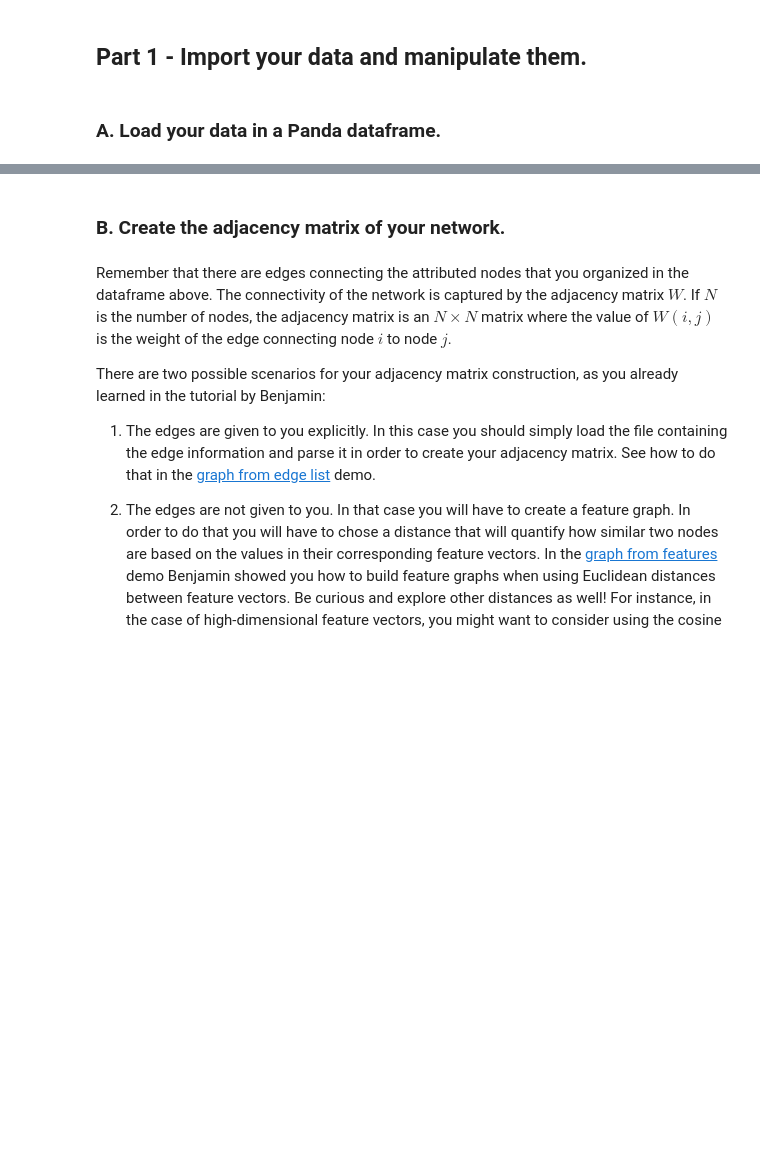
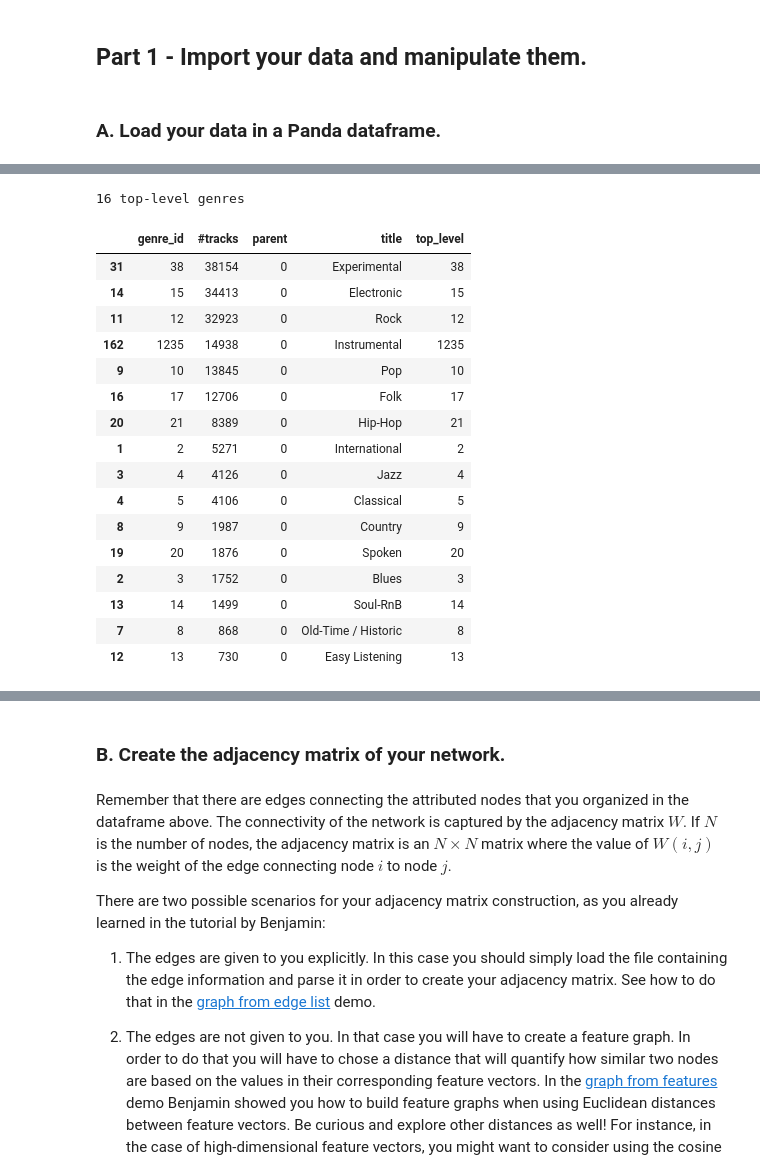
Before and after one commit to TTimTT/NTDS_Project, a Jupyter notebook: milestones_1/Tim_network_properties.ipynb, the cells around one changed output, grey strips where cells are left out. Cells and saved outputs as stored; diff of their text form; code cells hidden in the pictures; blank space fills up the shorter version.

```diff
--- a/milestones_1/Tim_network_properties.ipynb
+++ b/milestones_1/Tim_network_properties.ipynb
@@ -52,0 +62,4 @@ tracks = pd.read_csv(METADATA_FOLDER + 'tracks.csv', sep=',', encoding='utf-8',
+# %%
+# Get only the small subset tracks
+tracks_small = cleaned_tracks[cleaned_tracks.subset == 'small']
+tracks_small.sample(5)
@@ -52,0 +74,27 @@ tracks = pd.read_csv(METADATA_FOLDER + 'tracks.csv', sep=',', encoding='utf-8',
+# %%
+# The main genres in the small data subset
+tracks_small.genre_top.value_counts()
+print('{} top-level genres'.format(len(genres['top_level'].unique())))
+#genres.loc[genres['top_level'].unique()].sort_values('#tracks', ascending=False)
+
+gla = genres.copy()#.groupby('top_level').agg({'#tracks': 'sort'})
+gla.sort_values('#tracks', ascending=False).drop_duplicates(subset=['top_level'])
+# %% [output]
+16 top-level genres
+|  | genre_id | #tracks | parent | title | top_level |
+| 31 | 38 | 38154 | 0 | Experimental | 38 |
+| 14 | 15 | 34413 | 0 | Electronic | 15 |
+| 11 | 12 | 32923 | 0 | Rock | 12 |
+| 162 | 1235 | 14938 | 0 | Instrumental | 1235 |
+| 9 | 10 | 13845 | 0 | Pop | 10 |
+| 16 | 17 | 12706 | 0 | Folk | 17 |
+| 20 | 21 | 8389 | 0 | Hip-Hop | 21 |
+| 1 | 2 | 5271 | 0 | International | 2 |
+| 3 | 4 | 4126 | 0 | Jazz | 4 |
+| 4 | 5 | 4106 | 0 | Classical | 5 |
+| 8 | 9 | 1987 | 0 | Country | 9 |
+| 19 | 20 | 1876 | 0 | Spoken | 20 |
+| 2 | 3 | 1752 | 0 | Blues | 3 |
+| 13 | 14 | 1499 | 0 | Soul-RnB | 14 |
+| 7 | 8 | 868 | 0 | Old-Time / Historic | 8 |
+| 12 | 13 | 730 | 0 | Easy Listening | 13 |
```
Also changed, not shown: parts of 9 cells of this notebook.
